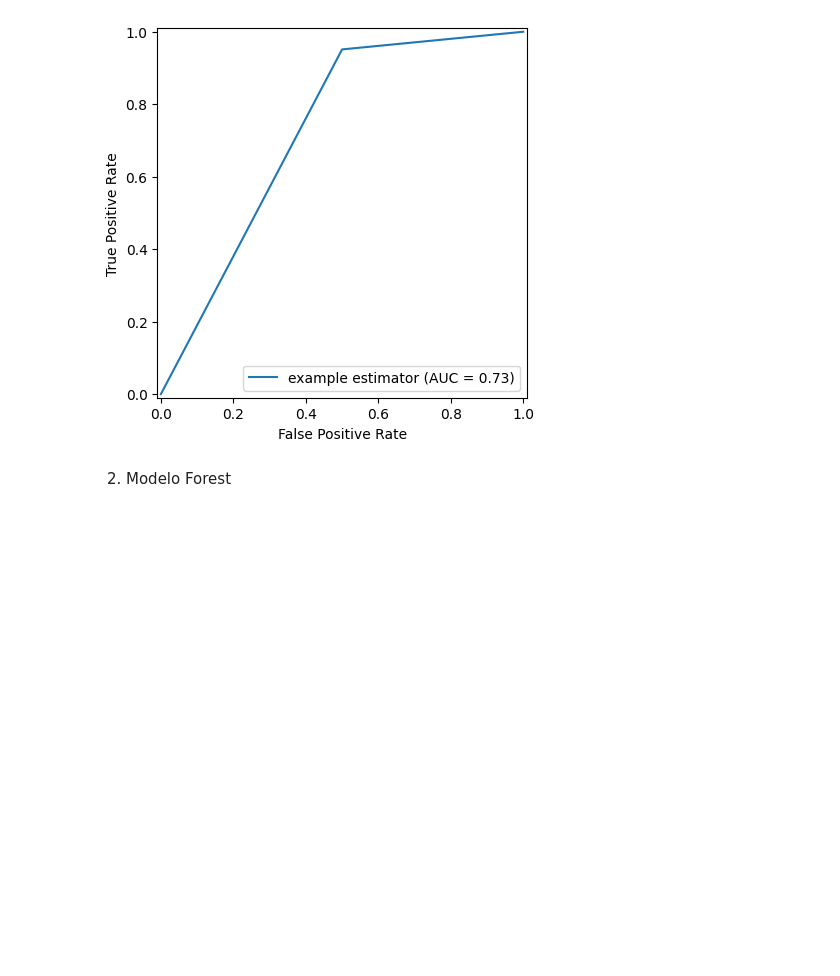
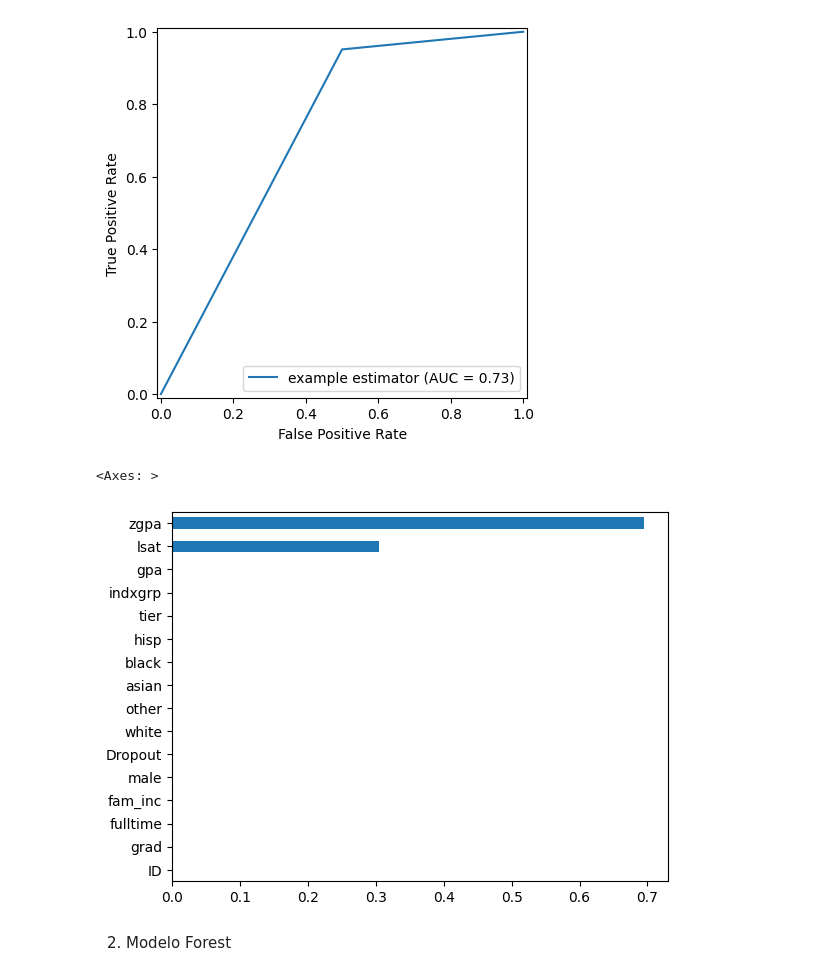
Before and after one commit to alejokawaii/DanielAlejandroSalcedoPerez_proyecto_final_ML, a Jupyter notebook: notebooks/DIVISION TRAIN Y TEST-OVERSAMPLING-SELECCION MODELO.ipynb, the cells around one changed output. Drawn from its saved outputs; the diff is of its cells as text; code cells hidden in the pictures; blank space fills up the shorter version.

```diff
--- a/notebooks/DIVISION TRAIN Y TEST-OVERSAMPLING-SELECCION MODELO.ipynb
+++ b/notebooks/DIVISION TRAIN Y TEST-OVERSAMPLING-SELECCION MODELO.ipynb
@@ -586,6 +588,12 @@ display.plot()
 plt.show()
 # %% [output]
 [figure]
+# %%
+feat_importances = pd.Series(tree_clf.feature_importances_, index = X_train_ryg.columns).sort_values(ascending = True)
+feat_importances.plot(kind = 'barh')
+# %% [output]
+<Axes: >
+[figure, added]
 # %% [markdown]
 2. Modelo Forest
 # %%
```
Also changed, not shown: parts of 12 cells of this notebook, 1 other file.
